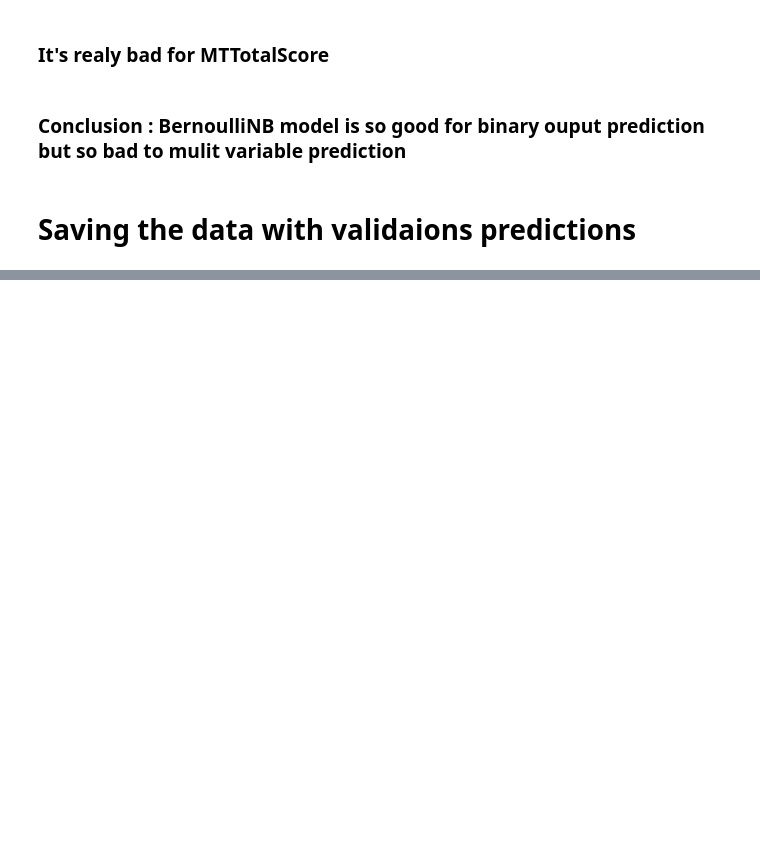
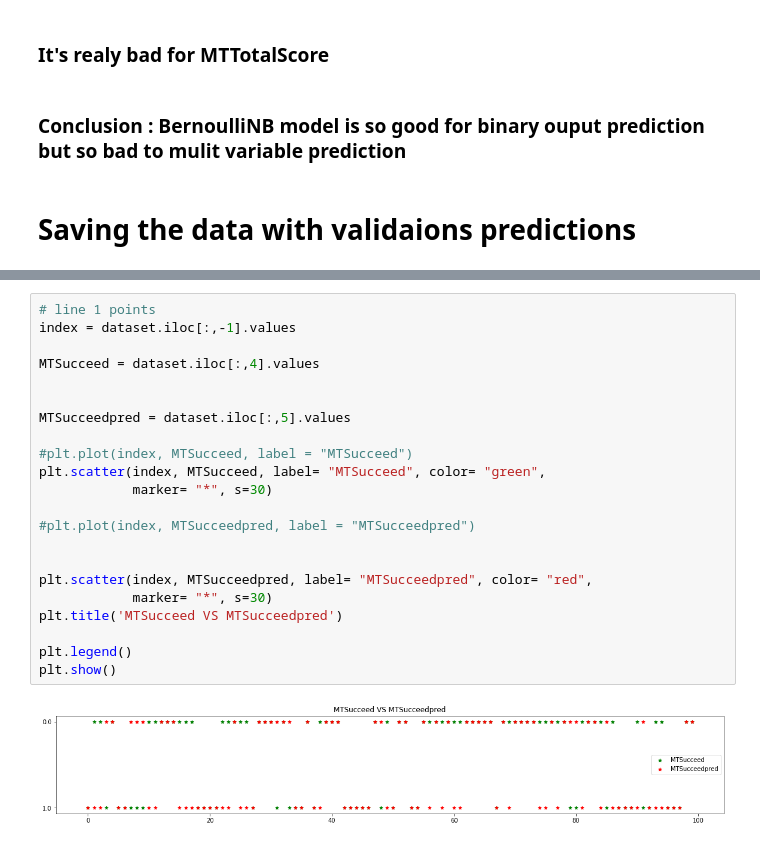
Before and after one commit to hamdan89/Machine-learning, a Jupyter notebook: Naive Bayesian Network model class (BernoulliNB)..ipynb, the cells around one changed output, grey strips where cells are left out. Saved outputs shown, nothing was run; the diff lists cells and outputs as text; blank space fills up the shorter version.

```diff
--- a/Naive Bayesian Network model class (BernoulliNB)..ipynb
+++ b/Naive Bayesian Network model class (BernoulliNB)..ipynb
@@ -397,0 +409,24 @@ dataset.head(101)
+# %%
+# line 1 points
+index = dataset.iloc[:,-1].values
+
+MTSucceed = dataset.iloc[:,4].values
+
+
+MTSucceedpred = dataset.iloc[:,5].values
+
+#plt.plot(index, MTSucceed, label = "MTSucceed")
+plt.scatter(index, MTSucceed, label= "MTSucceed", color= "green",
+            marker= "*", s=30)
+
+#plt.plot(index, MTSucceedpred, label = "MTSucceedpred")
+
+
+plt.scatter(index, MTSucceedpred, label= "MTSucceedpred", color= "red",
+            marker= "*", s=30)
+plt.title('MTSucceed VS MTSucceedpred')
+
+plt.legend()
+plt.show()
+# %% [output]
+[figure, added]
```
Also changed, not shown: parts of 8 cells of this notebook.
